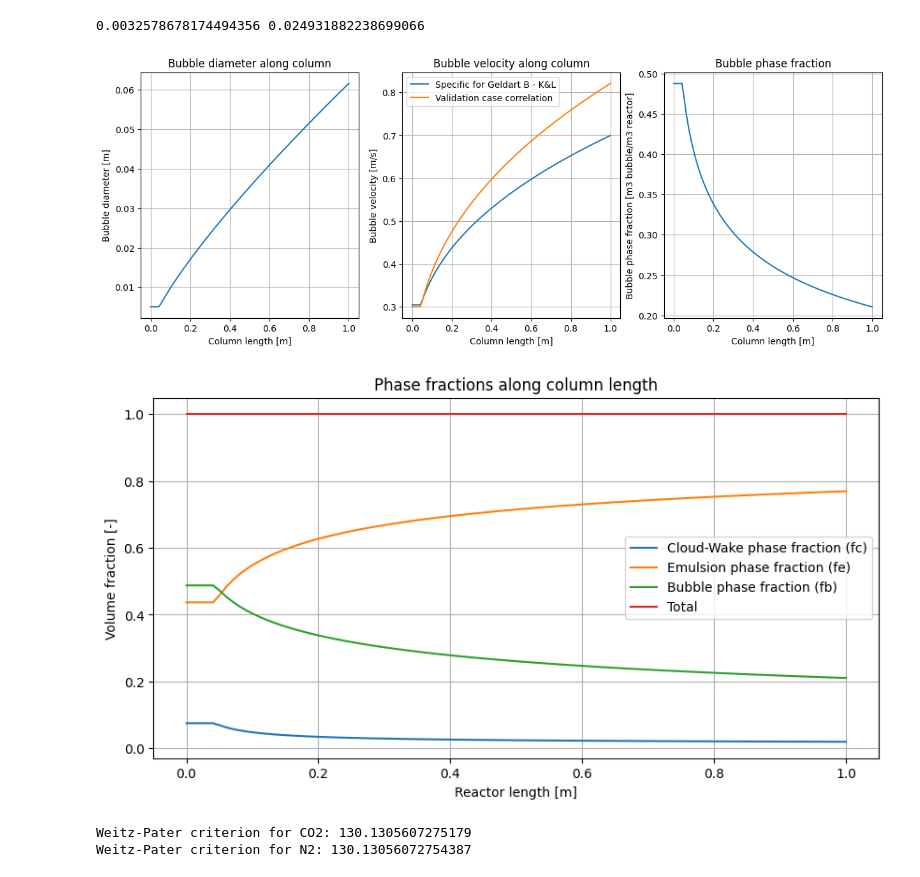
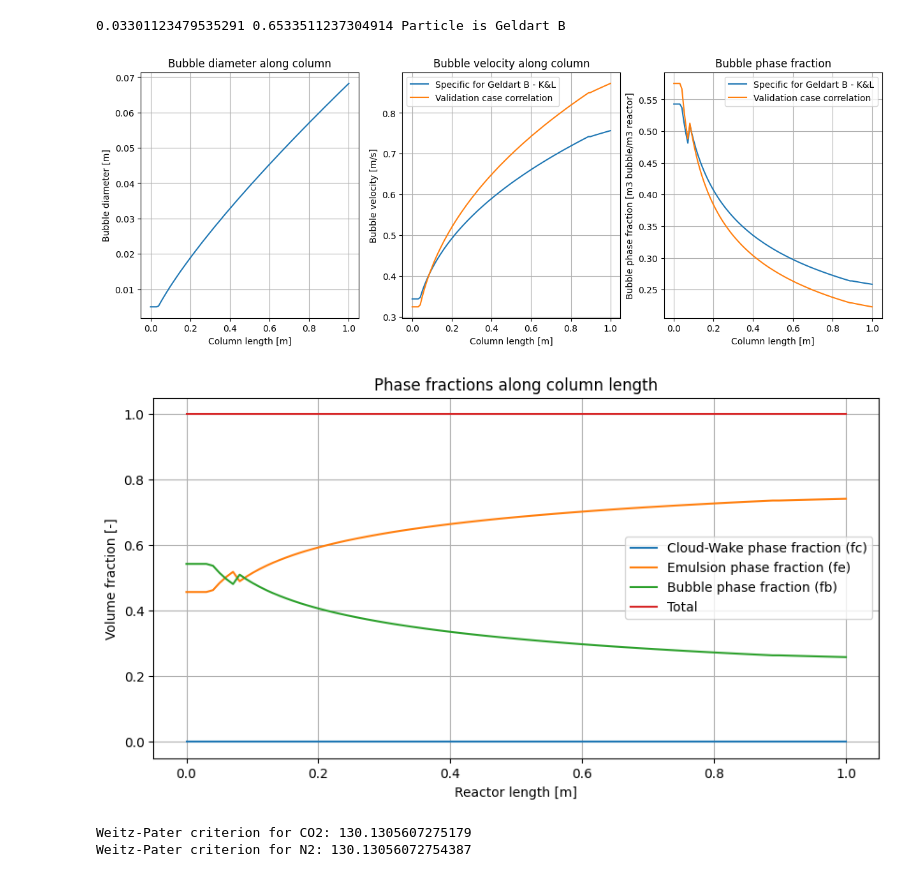
Before and after one commit to andresperezsm/DAC-Fluidized-Bed, a Jupyter notebook: AdsorptionMainScript.ipynb, the cells around one changed output. Drawn from its saved outputs; the diff is of its cells as text; code cells hidden in the pictures.

Commit message:
Experimental Validation

```diff
--- a/AdsorptionMainScript.ipynb
+++ b/AdsorptionMainScript.ipynb
@@ -7,13 +7,14 @@ import scipy.sparse as sps
 from FluidizationHydrodynamics import *
 
 # Fluidized bed model for Direct Air Capture
-d_p = 116e-6 # 300-1250 micrometers range for Lewatit VP OC 1065 -> Lower than 300 micrometers is Geldart A
-u_0 = 0.15 # This should be obtained from the capacities of ClimeWorks
+d_p = 3e-4 # 300-1250 micrometers range for Lewatit VP OC 1065 -> Lower than 300 micrometers is Geldart A
+u_0 = 0.22 # 0.15 # This should be obtained from the capacities of ClimeWorks
 nz = 100
+rho_s = 1137
 
 model = FluidizationHydrodynamics()
-model.init(d_p, u_0, nz)
-print(model.u_mf, model.Re_mf)
+model.init(d_p, u_0, nz, rho_s)
+print(model.u_mf, model.Re_mf, model.particletype)
 fig, ax = plt.subplots(1,3,figsize = (15,5))
 ax[0].plot(model.z, model.d_b)
 ax[1].plot(model.z,model.u_b, label =  'Specific for Geldart B - K&L')
@@ -31,48 +32,50 @@ ax[1].set_ylabel('Bubble velocity [m/s]')
 ax[0].set_title('Bubble diameter along column')
 ax[1].set_title('Bubble velocity along column')
 
-ax[2].plot(model.z, model.fb)
+ax[2].plot(model.z, model.fb, label =  'Specific for Geldart B - K&L')
+ax[2].plot(model.z, model.fb_2, label =  'Validation case correlation')
 ax[2].set_title('Bubble phase fraction')
 ax[2].set_xlabel('Column length [m]')
 ax[2].set_ylabel('Bubble phase fraction [m3 bubble/m3 reactor]')
+ax[2].legend()
 ax[2].grid()
 
 z = model.z
 fc= model.fc
 fb = model.fb
 fw = model.fw
 delta = model.fb
 fe = model.femulsion
 
 umf = model.u_mf
 ub = model.u_b
 ub_second_option = model.u_b_1
 ue = model.u_emulsion
 kgs = model.kgs
 kbc_ce = model.kgas
 db = model.d_b
 
 plt.figure(figsize=(10, 5))
-plt.plot(z,model.epsilon_cloud_wake ,label = 'Cloud-Wake phase fraction (fc)')
+plt.plot(z,model.fw ,label = 'Cloud-Wake phase fraction (fc)')
 # plt.plot(z,model.epsilon_wake,label = 'Wake phase fraction (fw)')
 plt.plot(z,fe*delta,label = 'Emulsion phase fraction (fe)')
 plt.plot(z,delta,label = 'Bubble phase fraction (fb)')
-plt.plot(z, delta + fe*delta + fw*delta + fc*delta , label = 'Total')
+plt.plot(z, delta + fe*delta + fw , label = 'Total')
 plt.title('Phase fractions along column length')
 plt.xlabel('Reactor length [m]')
 plt.ylabel('Volume fraction [-]')
 plt.legend()
 plt.grid()
 
 ## Plot of mass transfer coefficients
 # plt.figure(figsize = (10,5))
 # # plt.plot(z,kbc_ce[0,:,1])
 # plt.plot(z,kbc_ce[2,:,1])
 # print(umf)
 # %% [output]
-0.0032578678174494356 0.024931882238699066
+0.03301123479535291 0.6533511237304914 Particle is Geldart B
-[figure, old version]
+[figure, new version]
-[figure, old version]
+[figure, new version]
 # %%
 import numpy as np
 import matplotlib.pyplot as plt
```
Also changed, not shown: 4 other files.
